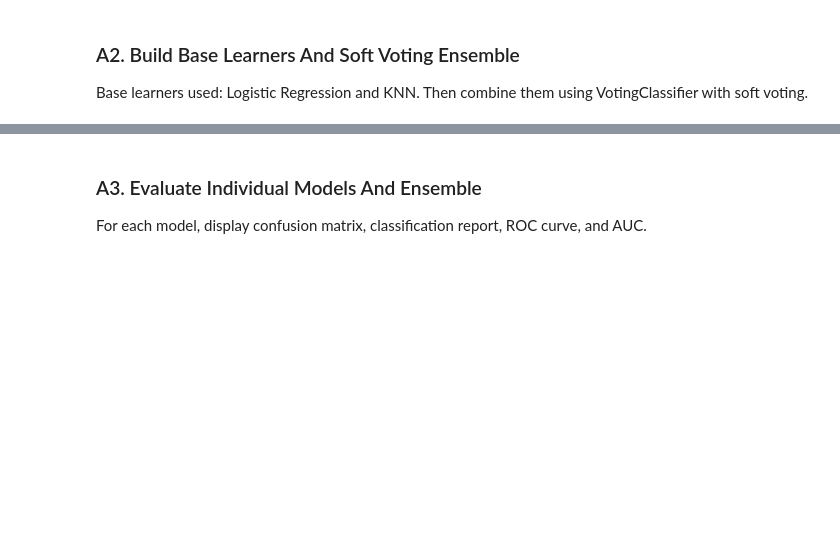
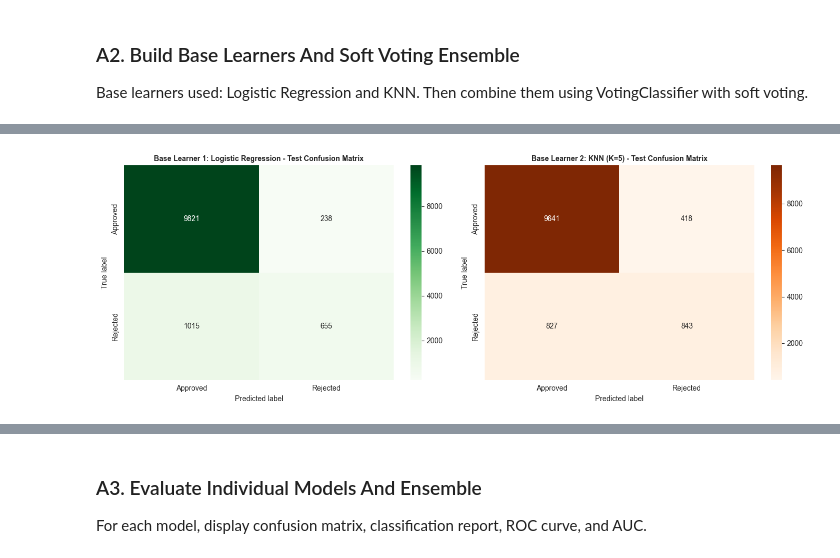
Before and after one commit to AdhishaSamarasinghe/ML-CW-FINAL, a Jupyter notebook: loan_ensemble_and_regression_modelling.ipynb, the cells around one changed output, grey strips where cells are left out. Drawn from its saved outputs; the diff is of its cells as text; code cells hidden in the pictures; blank space fills up the shorter version.

```diff
--- a/loan_ensemble_and_regression_modelling.ipynb
+++ b/loan_ensemble_and_regression_modelling.ipynb
@@ -196,0 +256,95 @@ for model_name, model_obj in classification_models.items():
+# %%
+# Base learner visual outputs: 2 confusion matrices + 2 ROC curves
+from sklearn.metrics import confusion_matrix, roc_curve, roc_auc_score
+from sklearn.utils.validation import check_is_fitted
+from sklearn.exceptions import NotFittedError
+
+# Ensure both base learners are fitted even if they were re-declared later.
+try:
+    check_is_fitted(log_reg_base)
+except NotFittedError:
+    log_reg_base.fit(Xc_train, yc_train)
+
+try:
+    check_is_fitted(knn_base)
+except NotFittedError:
+    knn_base.fit(Xc_train, yc_train)
+
+y_pred_lr = log_reg_base.predict(Xc_test)
+y_prob_lr = log_reg_base.predict_proba(Xc_test)[:, 1]
+
+y_pred_knn = knn_base.predict(Xc_test)
+y_prob_knn = knn_base.predict_proba(Xc_test)[:, 1]
+
+# Keep class order stable for matrix layout.
+class_labels = np.sort(np.unique(yc_test))
+positive_class = class_labels[-1]
+
+# Human-readable axis labels for screenshots.
+axis_labels = ["Approved", "Rejected"]
+
+# 1) Confusion matrices for each base learner
+cm_lr = confusion_matrix(yc_test, y_pred_lr, labels=class_labels)
+cm_knn = confusion_matrix(yc_test, y_pred_knn, labels=class_labels)
+
+fig_cm, axes_cm = plt.subplots(1, 2, figsize=(14, 5))
+sns.heatmap(
+    cm_lr,
+    annot=True,
+    fmt="d",
+    cmap="Greens",
+    cbar=True,
+    xticklabels=axis_labels,
+    yticklabels=axis_labels,
+    ax=axes_cm[0]
+ )
+axes_cm[0].set_title("Base Learner 1: Logistic Regression - Test Confusion Matrix", fontsize=10, fontweight="bold")
+axes_cm[0].set_xlabel("Predicted label")
+axes_cm[0].set_ylabel("True label")
+
+sns.heatmap(
+    cm_knn,
+    annot=True,
+    fmt="d",
+    cmap="Oranges",
+    cbar=True,
+    xticklabels=axis_labels,
+    yticklabels=axis_labels,
+    ax=axes_cm[1]
+ )
+axes_cm[1].set_title("Base Learner 2: KNN (K=5) - Test Confusion Matrix", fontsize=10, fontweight="bold")
+axes_cm[1].set_xlabel("Predicted label")
+axes_cm[1].set_ylabel("True label")
+
+plt.tight_layout()
+plt.show()
+
+# 2) AUC-ROC curves for each base learner
+fpr_lr, tpr_lr, _ = roc_curve(yc_test, y_prob_lr, pos_label=positive_class)
+auc_lr = roc_auc_score(yc_test, y_prob_lr)
+
+fpr_knn, tpr_knn, _ = roc_curve(yc_test, y_prob_knn, pos_label=positive_class)
+auc_knn = roc_auc_score(yc_test, y_prob_knn)
+
+fig_roc, axes_roc = plt.subplots(1, 2, figsize=(14, 5))
+axes_roc[0].plot(fpr_lr, tpr_lr, color="green", linewidth=2, label=f"Logistic Regression (AUC = {auc_lr:.4f})")
+axes_roc[0].plot([0, 1], [0, 1], "k--", linewidth=1, label="Random Classifier")
+axes_roc[0].set_title("Base Learner 1: Logistic Regression - AUC-ROC Curve", fontsize=10, fontweight="bold")
+axes_roc[0].set_xlabel("False Positive Rate")
+axes_roc[0].set_ylabel("True Positive Rate")
+axes_roc[0].legend(loc="lower right", fontsize=8)
+
+axes_roc[1].plot(fpr_knn, tpr_knn, color="orange", linewidth=2, label=f"KNN K=5 (AUC = {auc_knn:.4f})")
+axes_roc[1].plot([0, 1], [0, 1], "k--", linewidth=1, label="Random Classifier")
+axes_roc[1].set_title("Base Learner 2: KNN (K=5) - AUC-ROC Curve", fontsize=10, fontweight="bold")
+axes_roc[1].set_xlabel("False Positive Rate")
+axes_roc[1].set_ylabel("True Positive Rate")
+axes_roc[1].legend(loc="lower right", fontsize=8)
+
+plt.tight_layout()
+plt.show()
+
+print(f"Logistic Regression AUC: {auc_lr:.4f}")
+print(f"KNN (K=5) AUC: {auc_knn:.4f}")
+# %% [output]
+[figure, added]
```
Also changed, not shown: parts of 18 cells of this notebook, 1 other file.
